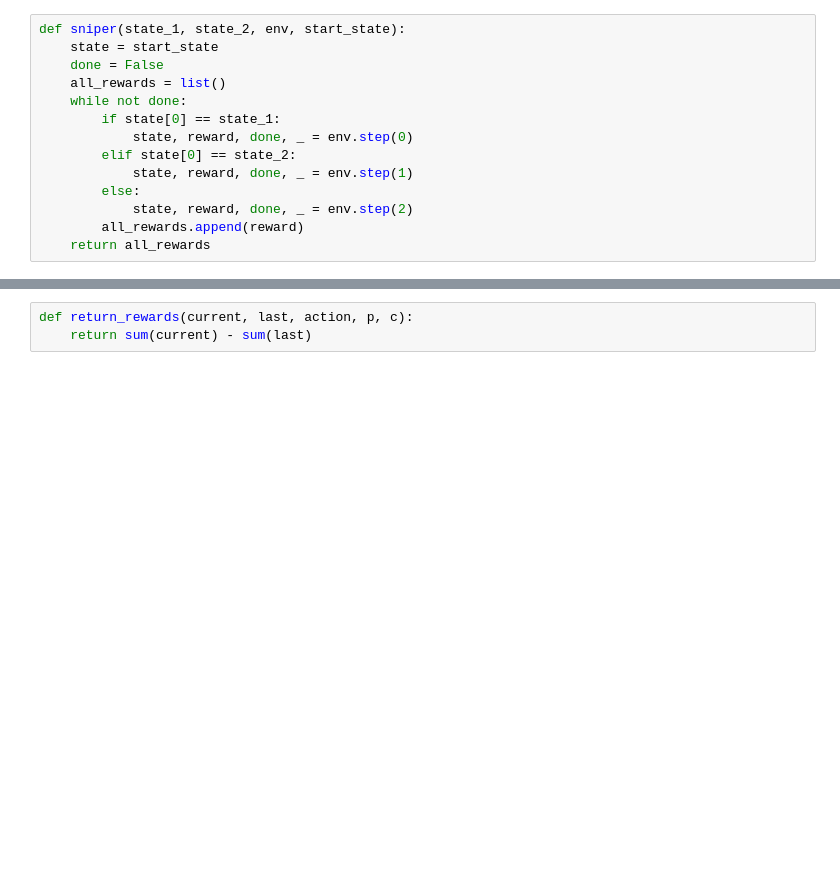
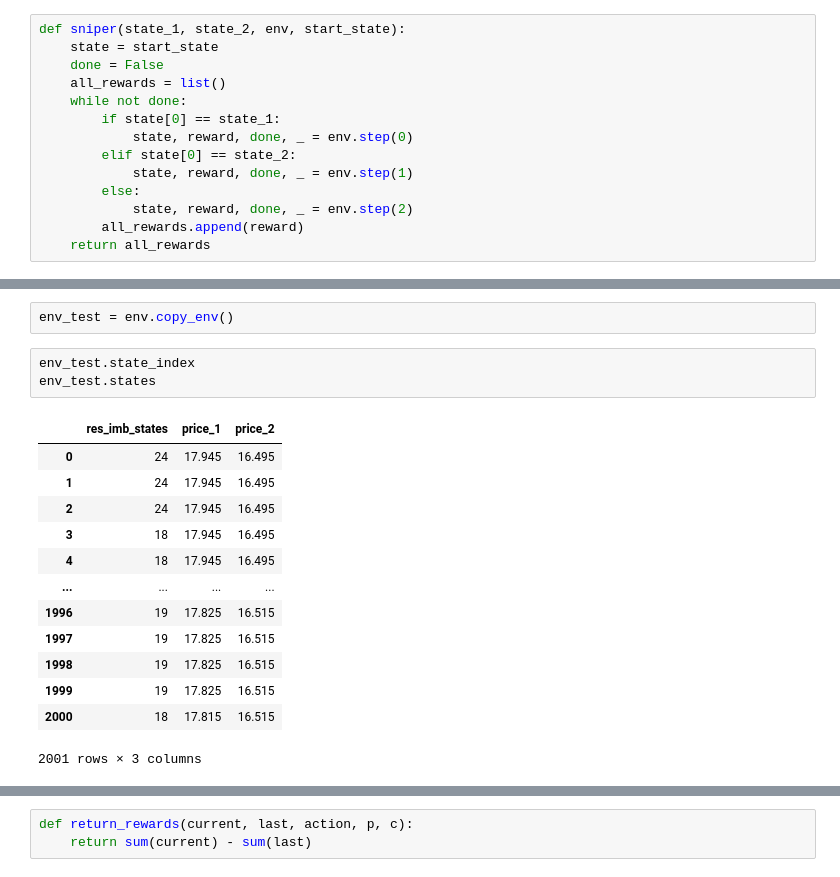
Before and after one commit to kew96/MicroPriceTradingRL, a Jupyter notebook: SAC.ipynb, the cells around one changed output, grey strips where cells are left out. Drawn from its saved outputs; the diff is of its cells as text; blank space fills up the shorter version.

```diff
--- a/SAC.ipynb
+++ b/SAC.ipynb
@@ -38,3 +38,22 @@ WARNING:absl:No GPU/TPU found, falling back to CPU. (Set TF_CPP_MIN_LOG_LEVEL=0
+# %%
+env_test = env.copy_env()
+# %%
+env_test.state_index
+env_test.states
+# %% [output]
+|  | res_imb_states | price_1 | price_2 |
+| 0 | 24 | 17.945 | 16.495 |
+| 1 | 24 | 17.945 | 16.495 |
+| 2 | 24 | 17.945 | 16.495 |
+| 3 | 18 | 17.945 | 16.495 |
+| 4 | 18 | 17.945 | 16.495 |
+| ... | ... | ... | ... |
+| 1996 | 19 | 17.825 | 16.515 |
+| 1997 | 19 | 17.825 | 16.515 |
+| 1998 | 19 | 17.825 | 16.515 |
+| 1999 | 19 | 17.825 | 16.515 |
+| 2000 | 18 | 17.815 | 16.515 |
+2001 rows × 3 columns
 # %%
 env.summarize_state_decisions('220')
 # %% [output]
```
Also changed, not shown: parts of 9 cells of this notebook, 2 other files.
